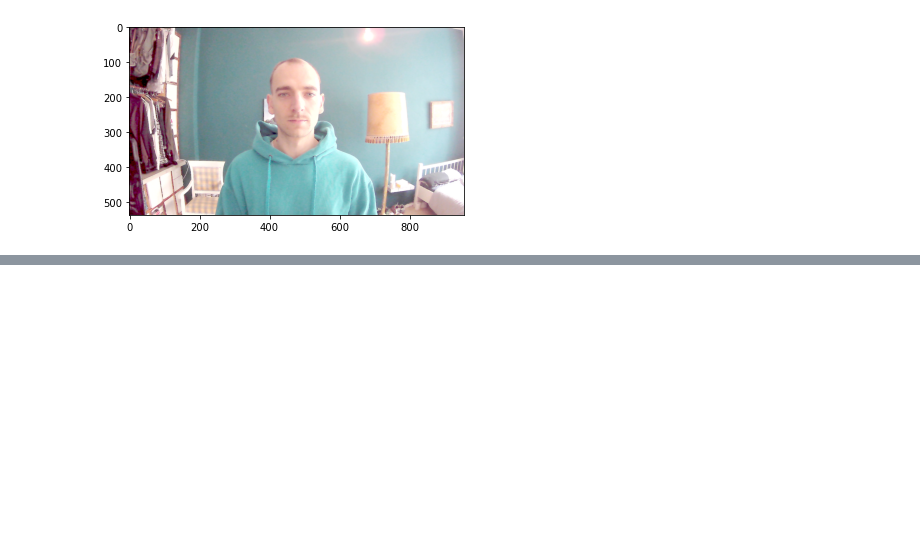
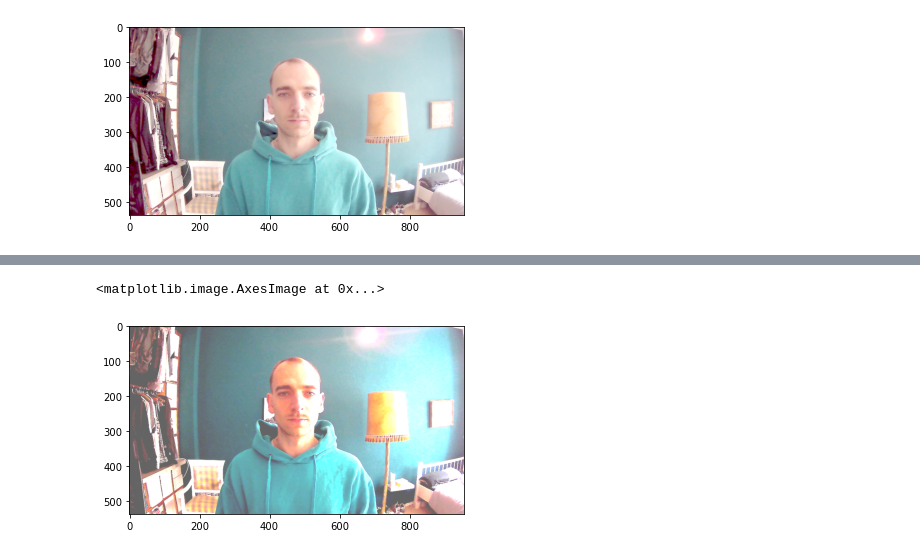
Before and after one commit to Tobias-GH-Schulz/maskguard, a Jupyter notebook: face_detector_ssd/dark_img_opti/image_optimization.ipynb, the cells around one changed output, grey strips where cells are left out. Drawn from its saved outputs; the diff is of its cells as text; code cells hidden in the pictures; blank space fills up the shorter version.

```diff
--- a/face_detector_ssd/dark_img_opti/image_optimization.ipynb
+++ b/face_detector_ssd/dark_img_opti/image_optimization.ipynb
@@ -64,0 +82,7 @@ plt.imshow(adjusted)
+# %%
+new_image = cv2.addWeighted(img_dark, alpha, np.zeros(img_dark.shape,
+                                    img_dark.dtype), 0, beta)
+plt.imshow(cv2.cvtColor(new_image, cv2.COLOR_BGR2RGB))
+# %% [output]
+<matplotlib.image.AxesImage at 0x...>
+[figure, added]
```
Also changed, not shown: parts of 4 cells of this notebook, 24 other files.
